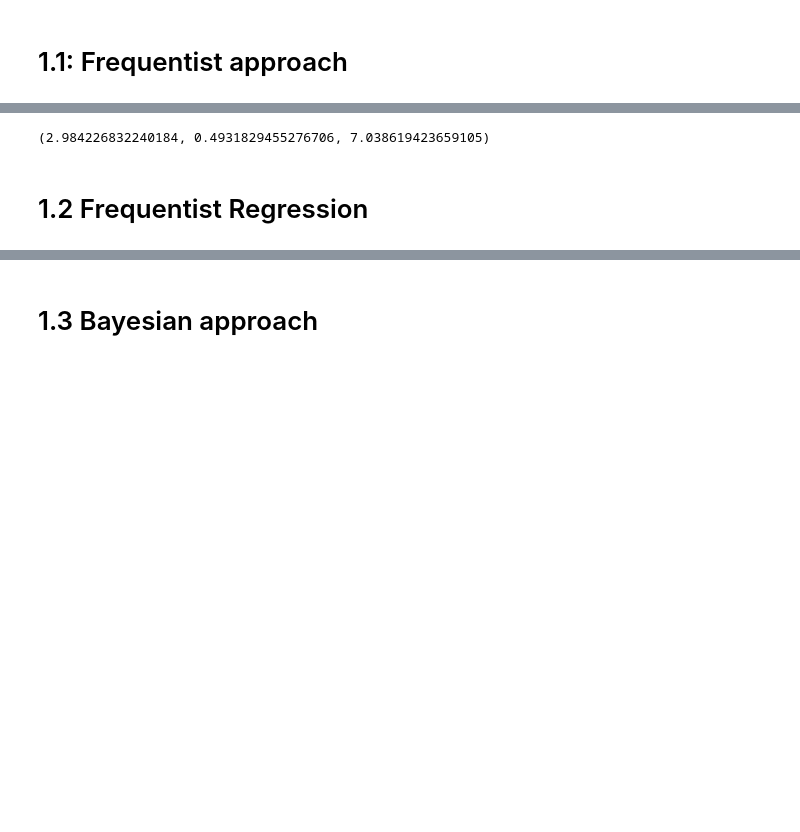
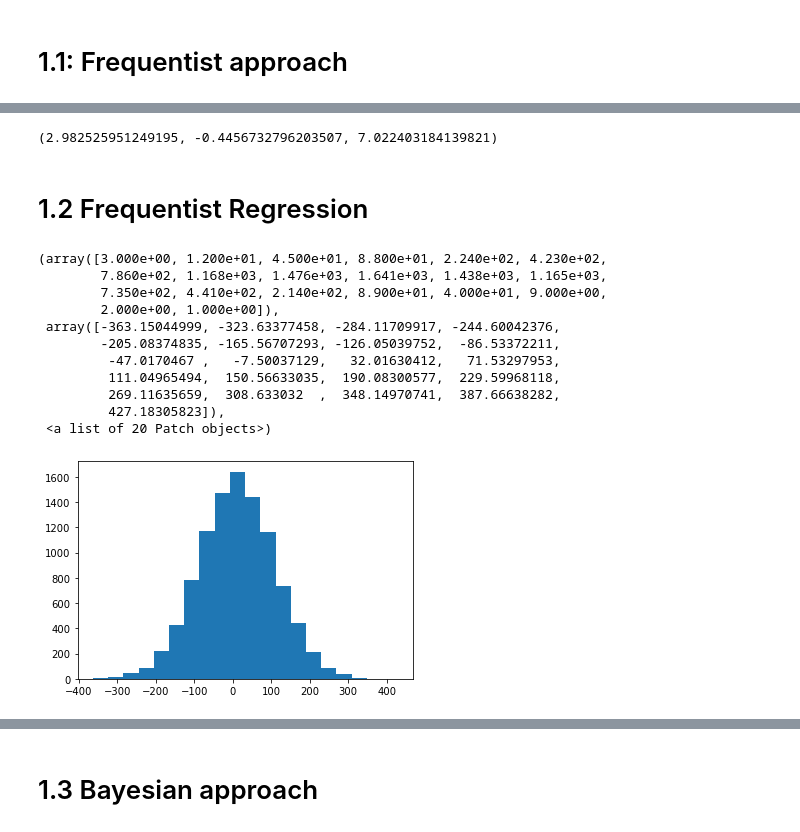
Before and after one commit to MARVINMENG0/bayes-ml, a Jupyter notebook: experiments.ipynb, the cells around one changed output, grey strips where cells are left out. Drawn from its saved outputs; the diff is of its cells as text; code cells hidden in the pictures; blank space fills up the shorter version.

```diff
--- a/experiments.ipynb
+++ b/experiments.ipynb
@@ -95,11 +97,26 @@ minimize(log_fn, [3, 0.5, 0.1], jac=l_jac, method='Newton-CG')
 # %%
 mu_mle, w0_mle, w1_mle = minimize(log_fn, [3, 0.5, 0.1], jac=l_jac, method='Newton-CG').x
+mu_mle, w0_mle, w1_mle
+# %% [output]
+(2.982525951249195, -0.4456732796203507, 7.022403184139821)
-# %%
-mu_mle, w0_mle, w1_mle
-# %% [output]
-(2.984226832240184, 0.4931829455276706, 7.038619423659105)
 # %% [markdown]
 # 1.2 Frequentist Regression
+# %%
+sigma_2 = sigma_fn_2(c, v_0=v_0, v_1=v_1)
+plt.hist(np.random.normal(loc = w.T @ phi(x), scale=sigma_2), bins=20)
+# %% [output]
+(array([3.000e+00, 1.200e+01, 4.500e+01, 8.800e+01, 2.240e+02, 4.230e+02,
+        7.860e+02, 1.168e+03, 1.476e+03, 1.641e+03, 1.438e+03, 1.165e+03,
+        7.350e+02, 4.410e+02, 2.140e+02, 8.900e+01, 4.000e+01, 9.000e+00,
+        2.000e+00, 1.000e+00]),
+ array([-363.15044999, -323.63377458, -284.11709917, -244.60042376,
+        -205.08374835, -165.56707293, -126.05039752,  -86.53372211,
+         -47.0170467 ,   -7.50037129,   32.01630412,   71.53297953,
+         111.04965494,  150.56633035,  190.08300577,  229.59968118,
+         269.11635659,  308.633032  ,  348.14970741,  387.66638282,
+         427.18305823]),
+ <a list of 20 Patch objects>)
+[figure, added]
 # %%
 def sigma_fn_2(c, v_0=0.5, v_1=7):
     return v_0 ** 2 + (v_1 ** 2) * c
```
Also changed, not shown: parts of 13 cells of this notebook.
